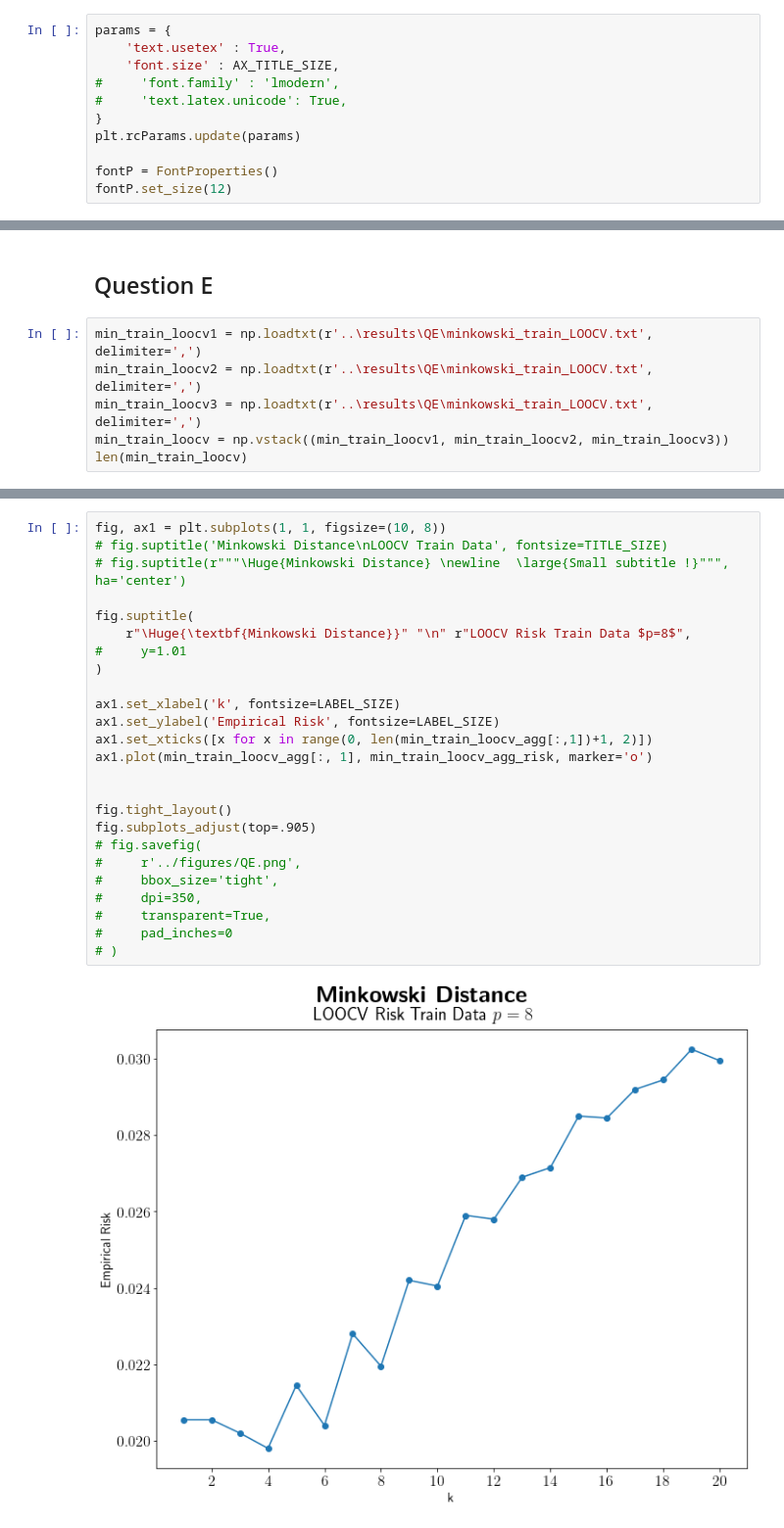
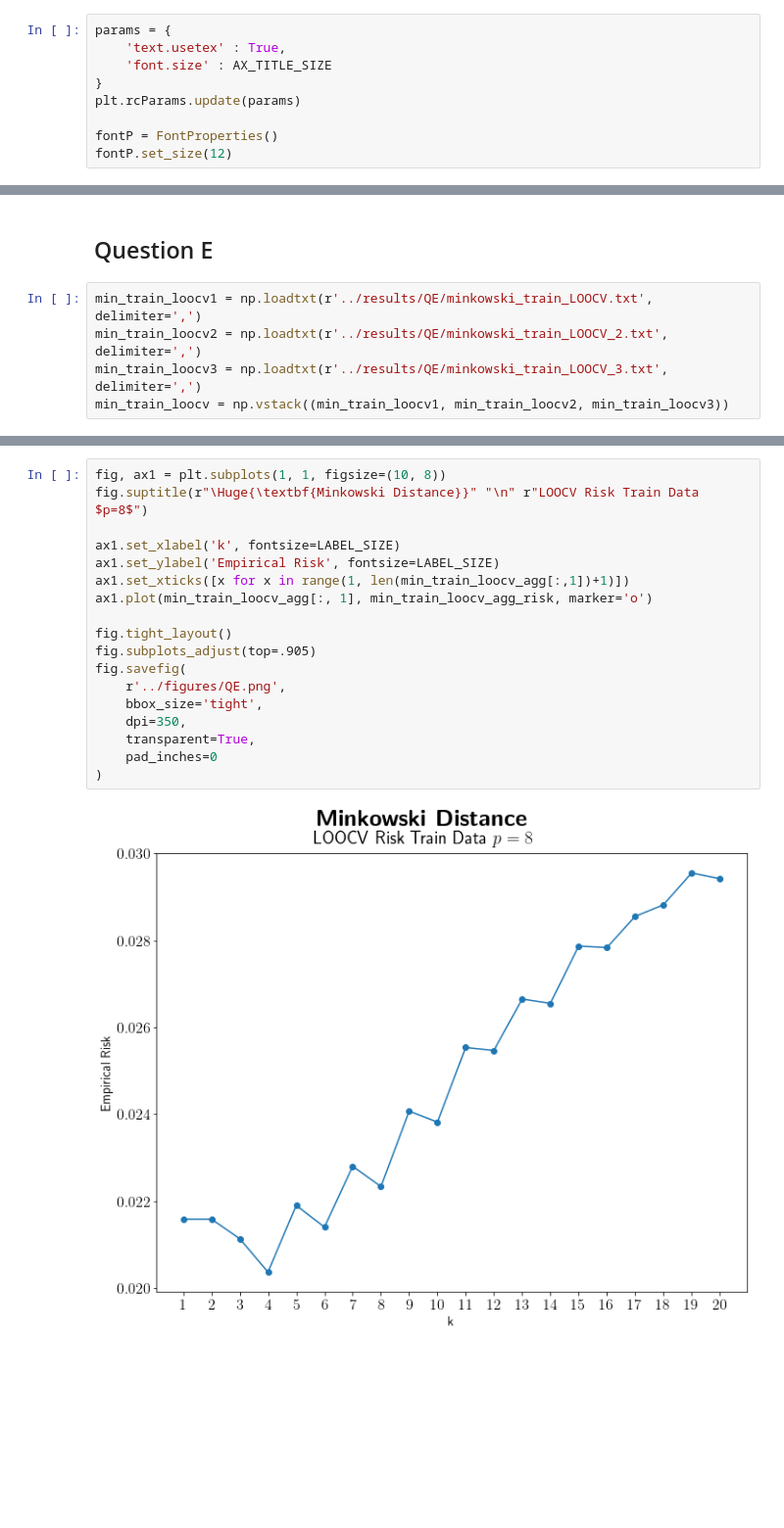
Before and after one commit to RobvanGastel/k-NN, a Jupyter notebook: notebooks/plots.ipynb, the cells around one changed output, grey strips where cells are left out. Shown: that part at 98% size. Drawn from its saved outputs; the diff is of its cells as text; blank space fills up the shorter version.

```diff
--- a/notebooks/plots.ipynb
+++ b/notebooks/plots.ipynb
@@ -12,9 +11,7 @@ LABEL_SIZE = 14
 # %%
 params = {
     'text.usetex' : True,
-    'font.size' : AX_TITLE_SIZE,
-#     'font.family' : 'lmodern',
-#     'text.latex.unicode': True,
+    'font.size' : AX_TITLE_SIZE
 }
 plt.rcParams.update(params)
 
@@ -153,8 +233,7 @@ fig.savefig(
 # %% [markdown]
 ## Question E
 # %%
-min_train_loocv1 = np.loadtxt(r'..\results\QE\minkowski_train_LOOCV.txt', delimiter=',')
-min_train_loocv2 = np.loadtxt(r'..\results\QE\minkowski_train_LOOCV.txt', delimiter=',')
-min_train_loocv3 = np.loadtxt(r'..\results\QE\minkowski_train_LOOCV.txt', delimiter=',')
+min_train_loocv1 = np.loadtxt(r'../results/QE/minkowski_train_LOOCV.txt', delimiter=',')
+min_train_loocv2 = np.loadtxt(r'../results/QE/minkowski_train_LOOCV_2.txt', delimiter=',')
+min_train_loocv3 = np.loadtxt(r'../results/QE/minkowski_train_LOOCV_3.txt', delimiter=',')
 min_train_loocv = np.vstack((min_train_loocv1, min_train_loocv2, min_train_loocv3))
-len(min_train_loocv)
@@ -198,27 +253,20 @@ array([[1.233e+03, 1.000e+00, 8.000e+00],
 # %%
 fig, ax1 = plt.subplots(1, 1, figsize=(10, 8))
-# fig.suptitle('Minkowski Distance\nLOOCV Train Data', fontsize=TITLE_SIZE)
-# fig.suptitle(r"""\Huge{Minkowski Distance} \newline  \large{Small subtitle !}""", ha='center')
-
-fig.suptitle(
-    r"\Huge{\textbf{Minkowski Distance}}" "\n" r"LOOCV Risk Train Data $p=8$",
-#     y=1.01
-)
+fig.suptitle(r"\Huge{\textbf{Minkowski Distance}}" "\n" r"LOOCV Risk Train Data $p=8$")
 
 ax1.set_xlabel('k', fontsize=LABEL_SIZE)
 ax1.set_ylabel('Empirical Risk', fontsize=LABEL_SIZE)
-ax1.set_xticks([x for x in range(0, len(min_train_loocv_agg[:,1])+1, 2)])
+ax1.set_xticks([x for x in range(1, len(min_train_loocv_agg[:,1])+1)])
 ax1.plot(min_train_loocv_agg[:, 1], min_train_loocv_agg_risk, marker='o')
-
 
 fig.tight_layout()
 fig.subplots_adjust(top=.905)
-# fig.savefig(
-#     r'../figures/QE.png',
-#     bbox_size='tight',
-#     dpi=350,
-#     transparent=True,
-#     pad_inches=0
-# )
+fig.savefig(
+    r'../figures/QE.png',
+    bbox_size='tight',
+    dpi=350,
+    transparent=True,
+    pad_inches=0
+)
 # %% [output]
-[figure, old version]
+[figure, new version]
```
Also changed, not shown: parts of 18 cells of this notebook, 24 other files.
